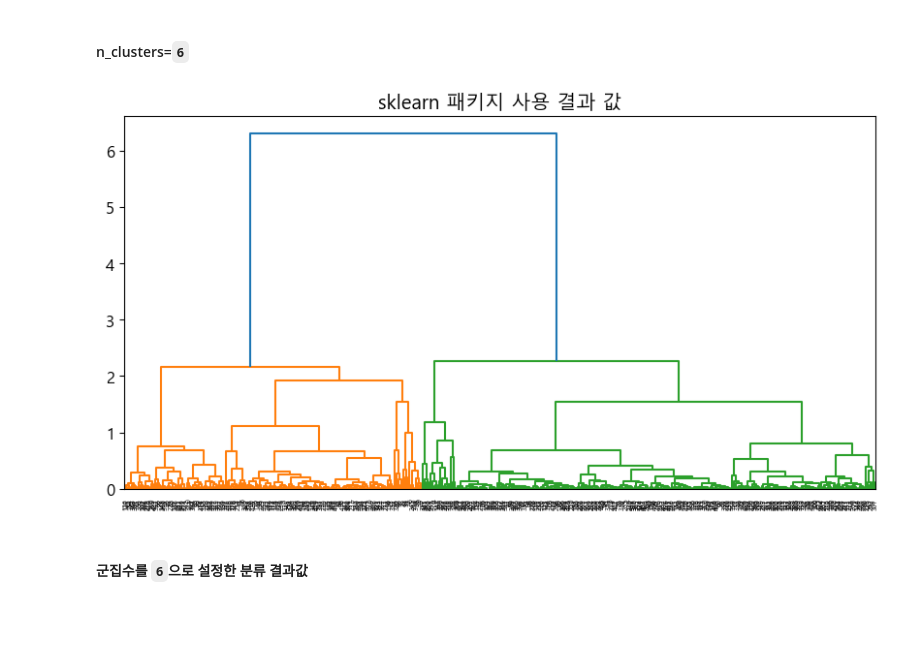
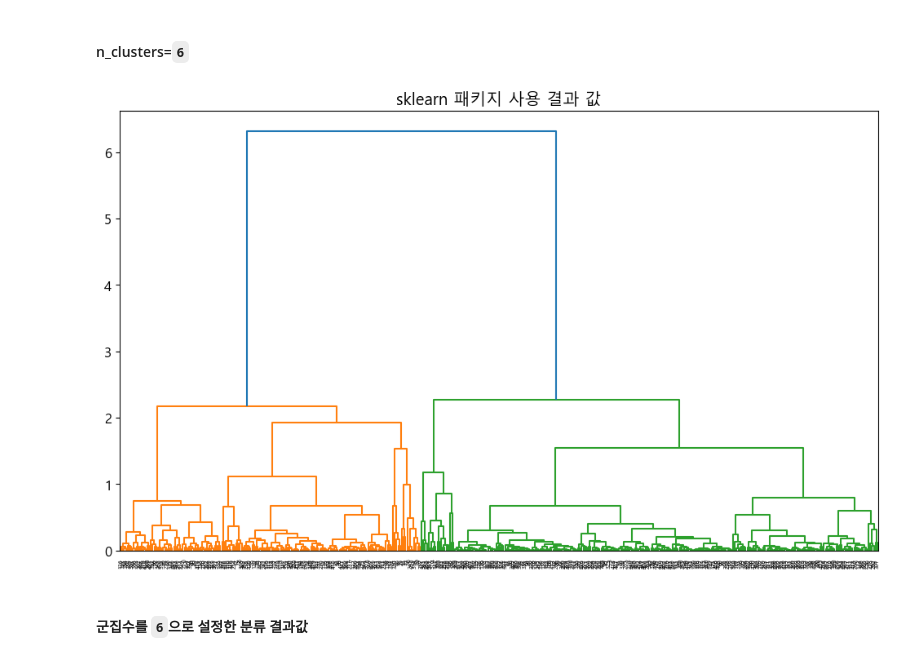
Before and after one commit to jaekim3220/finalproject, a Jupyter notebook: 계층적군집.ipynb, the cells around one changed output. Drawn from its saved outputs; the diff is of its cells as text; code cells hidden in the pictures; blank space fills up the shorter version.

```diff
--- a/계층적군집.ipynb
+++ b/계층적군집.ipynb
@@ -59,7 +59,7 @@ Index(['시도명', '시군구코드', '시군구명', '행정동코드', '행
        '그린지수minmax'],
       dtype='object')
 # %%
-df = origin.filter([
+df = origin.filter(['읍면동명',
     '지하철역_수', '의료기관_수', '사회복지시설_수', '계_명', '면적', '구성비',
     '행정동별_공원수', '공공체육시설_수', '문화시설_수', '학교_수', '사업체_수', '개소',
     '면수', '하천및한강여부', '아동인구', '노인인구', '장애인_인구', '세대당공원면적',
@@ -282,18 +204,0 @@ df1.head()
-# %%
-# 2x3 서브플롯을 생성
-fig, axes = plt.subplots(2, 3, figsize=(18, 12))
-fig.suptitle("지수 간 군집 결과", fontsize=12)
-
-# 중복되지 않는 조합에 대해서만 그래프를 생성(원래는 3*3으로 전체 )
-combinations = [(0, 1), (0, 2), (0, 3), (1, 2), (1, 3), (2, 3)]
-
-for i, (index1, index2) in enumerate(combinations, 1):
-    # 2x3 서브플롯 중 현재 서브플롯을 선택
-    plt.subplot(2, 3, i)
-    sb.scatterplot(data=df1, x=사용할지수[index1], y=사용할지수[index2], hue='계층군집_결과', palette='Set1')
-    plt.title(f"'{사용할지수[index1]}' - '{사용할지수[index2]}' 군집 결과")
-    plt.grid(True)  # 그리드 라인 추가
-
-# 그래프 간 간격 조정
-plt.tight_layout()
-plt.show()
@@ -313,35 +216,35 @@ ac = AgglomerativeClustering(n_clusters=6,  # 찾아야 할 클러스터 수(ear
 clustering2 = ac.fit(ndf) #학습
 # print(clustering2.labels_)   #학습결과 확인
 
 # scipy는 아래의 과정을 자동으로 수행, sklearn은 수동으로 설정(공식으로 판단할 것)
 counts = np.zeros(clustering2.children_.shape[0])    #zeros 모든 원소가 0인 요소
 n_samples = len(clustering2.labels_)
 
 # 자식 노드를 반복하면서 점을 찍어준다(자식이 몇개 있는지 확인하는 과정)
 for i, merge in enumerate(clustering2.children_):
     current_count = 0
     for child_idx in merge:
         if child_idx < n_samples:
             current_count += 1  # leaf node
         else:
             current_count += counts[child_idx - n_samples]
     counts[i] = current_count
 
 # 자식 노드의 수를 저장하는 배열
 linkage_matrix = np.column_stack(
     [clustering2.children_, clustering2.distances_, counts]
 ).astype(float)
 
 # plt를 설정하지 않으면 쓸데 없는 값도 함께 추출됨
 # dendrogram(linkage_matrix)
 
-plt.figure(figsize=(10,5))
+plt.figure(figsize=(12,7))
 dendrogram(linkage_matrix)
 plt.title("sklearn 패키지 사용 결과 값")
 plt.show()
 plt.close()
 # %% [output]
-[figure, old version]
+[figure, new version]
 # %% [markdown]
 #### 군집수를 `6`으로 설정한 분류 결과값
 # %%
```
Also changed, not shown: parts of 48 cells of this notebook, 12 other files.
